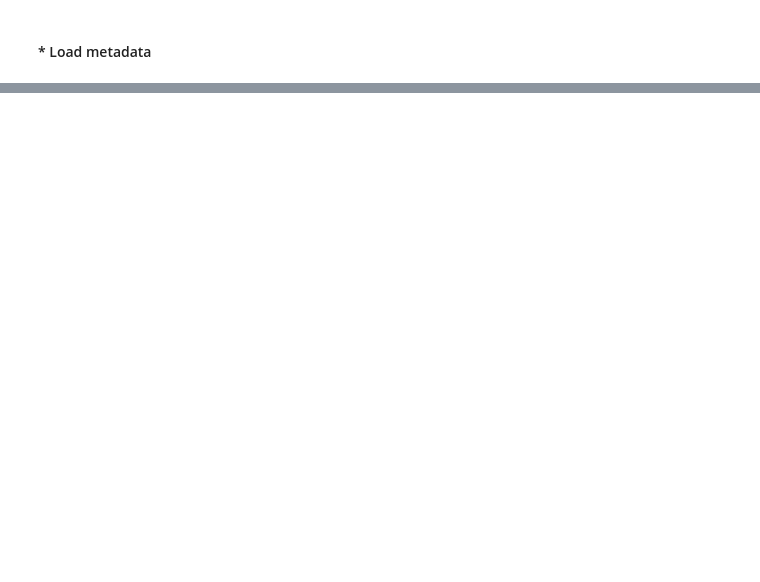
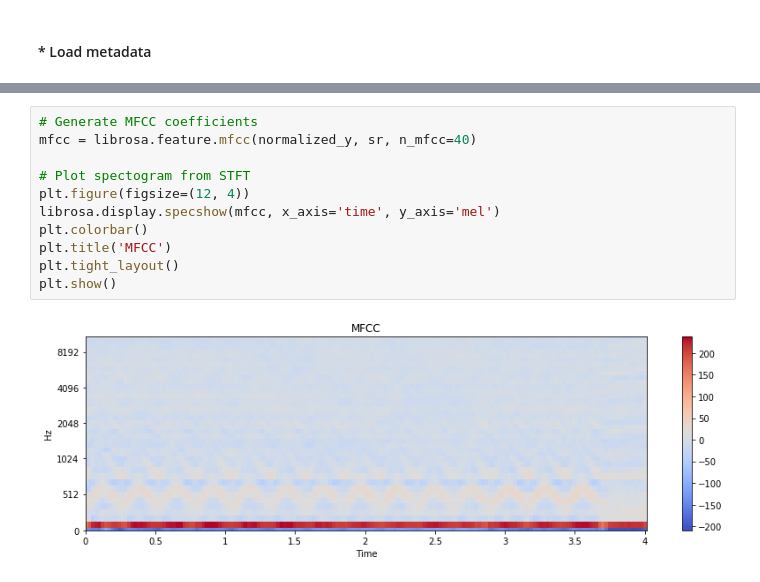
Before and after one commit to GorillaBus/urban-audio-classifier, a Jupyter notebook: 2-pre-processing.ipynb, the cells around one changed output, grey strips where cells are left out. Cells and saved outputs as stored; diff of their text form; blank space fills up the shorter version.

```diff
--- a/2-pre-processing.ipynb
+++ b/2-pre-processing.ipynb
@@ -269,0 +126,13 @@ With all the features being extracted and saved to disk, we can start experiment
+# %%
+# Generate MFCC coefficients
+mfcc = librosa.feature.mfcc(normalized_y, sr, n_mfcc=40)
+
+# Plot spectogram from STFT
+plt.figure(figsize=(12, 4))
+librosa.display.specshow(mfcc, x_axis='time', y_axis='mel')
+plt.colorbar()
+plt.title('MFCC')
+plt.tight_layout()
+plt.show()
+# %% [output]
+[figure, added]
```
Also changed, not shown: parts of 40 cells of this notebook.
